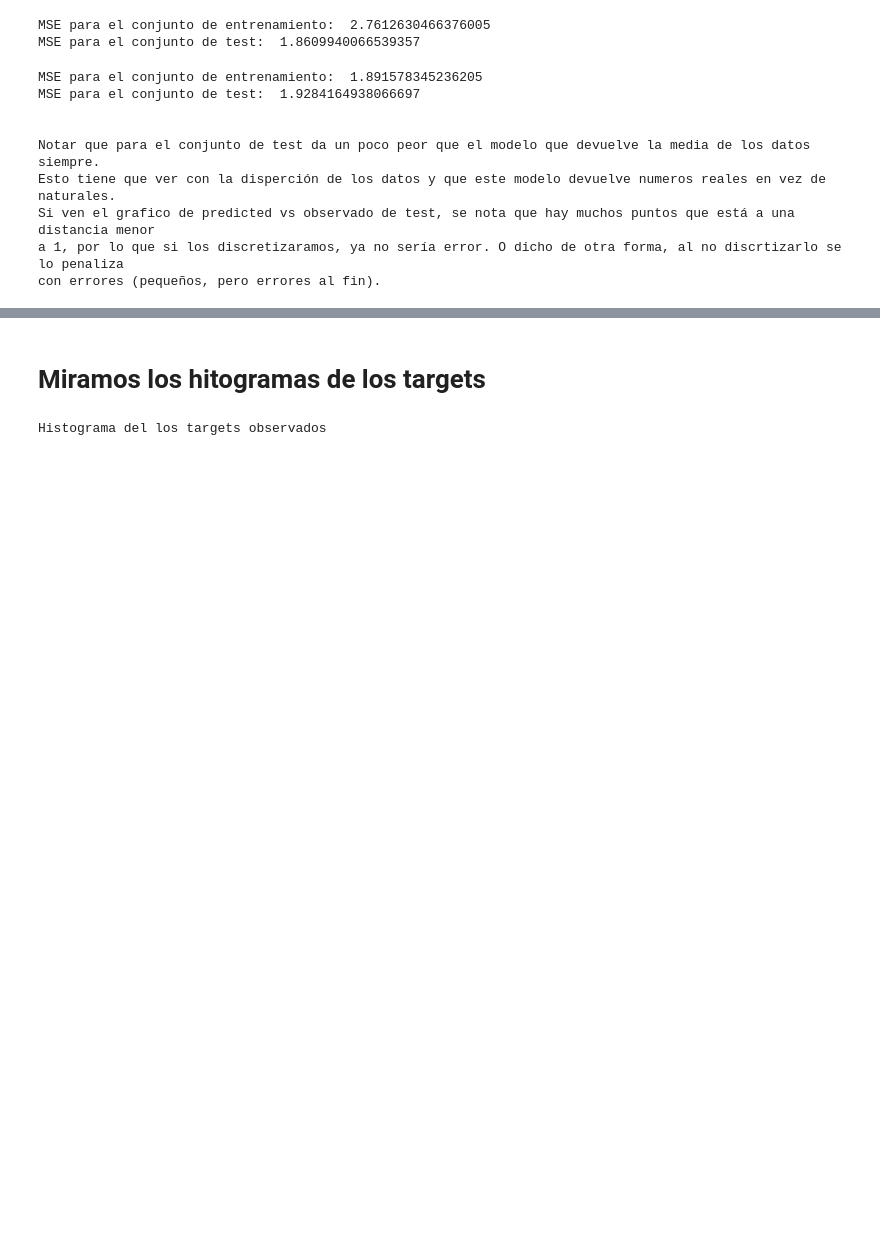
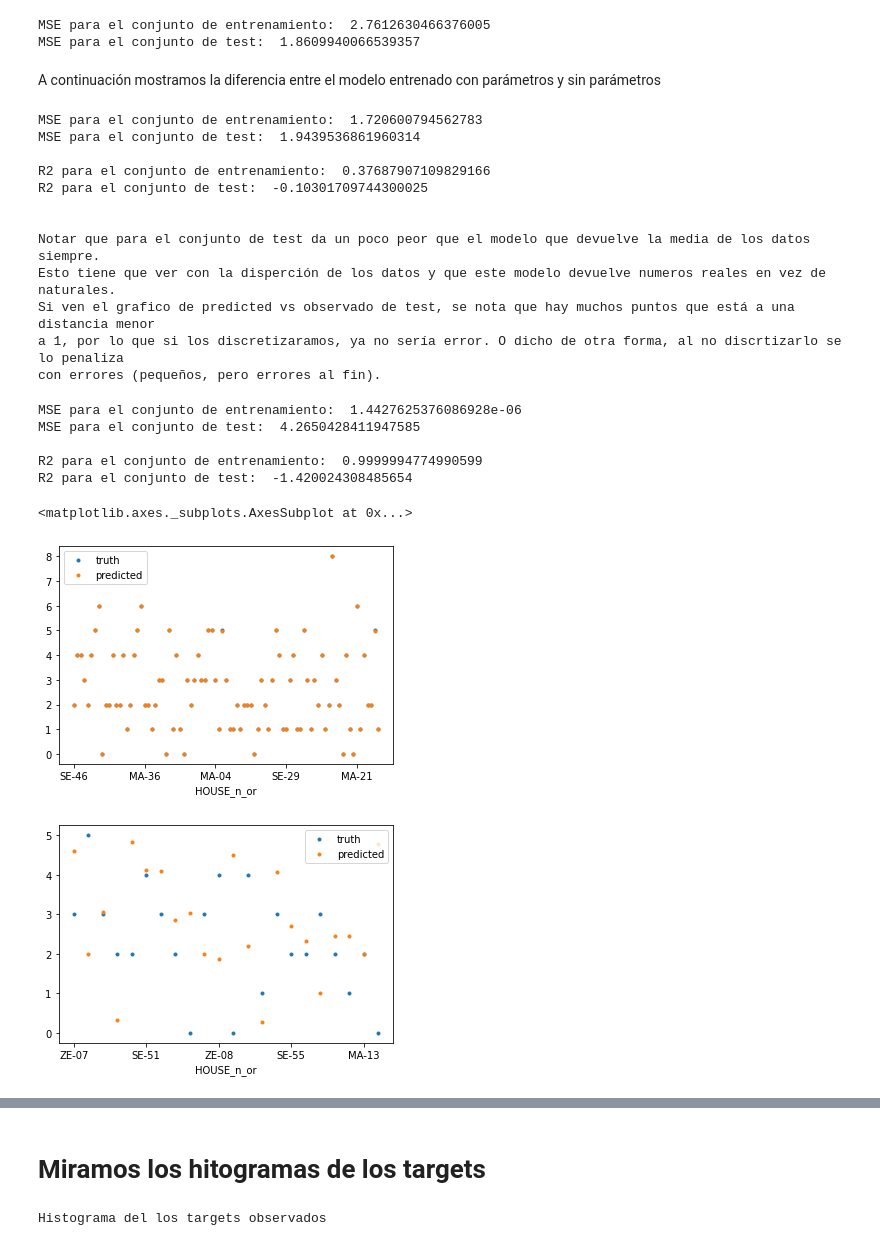
Before and after one commit to juansca/geohelmintos-modeling, a Jupyter notebook: notebooks/validating_model.ipynb, the cells around one changed output, grey strips where cells are left out. Drawn from its saved outputs; the diff is of its cells as text; code cells hidden in the pictures; blank space fills up the shorter version.

Commit message:
Agrego comparacion entre modelo con parametros y sin parametros

```diff
--- a/notebooks/validating_model.ipynb
+++ b/notebooks/validating_model.ipynb
@@ -407,14 +420,20 @@ print('MSE para el conjunto de test: ', mean_squared_error(y_test, test_constant
 # %% [output]
 MSE para el conjunto de entrenamiento:  2.7612630466376005
 MSE para el conjunto de test:  1.8609940066539357
+# %% [markdown]
+A continuación mostramos la diferencia entre el modelo entrenado con parámetros y sin parámetros
 # %%
 # Este es el modelo que entrenamos
-from sklearn.metrics import mean_squared_error
 train_y_pred = model_xgb.predict(X_train)
 test_y_pred = model_xgb.predict(X_test)
 
 print('MSE para el conjunto de entrenamiento: ', mean_squared_error(y_train, train_y_pred))
 print('MSE para el conjunto de test: ', mean_squared_error(y_test, test_y_pred))
+print()
+print('R2 para el conjunto de entrenamiento: ', r2_score(y_train, train_y_pred))
+print('R2 para el conjunto de test: ', r2_score(y_test, test_y_pred))
+
+
 print("""\n
 Notar que para el conjunto de test da un poco peor que el modelo que devuelve la media de los datos siempre.
 Esto tiene que ver con la disperción de los datos y que este modelo devuelve numeros reales en vez de naturales.
@@ -423,8 +442,11 @@ a 1, por lo que si los discretizaramos, ya no sería error. O dicho de otra form
 con errores (pequeños, pero errores al fin).
 """)
 # %% [output]
-MSE para el conjunto de entrenamiento:  1.891578345236205
-MSE para el conjunto de test:  1.9284164938066697
+MSE para el conjunto de entrenamiento:  1.720600794562783
+MSE para el conjunto de test:  1.9439536861960314
+
+R2 para el conjunto de entrenamiento:  0.37687907109829166
+R2 para el conjunto de test:  -0.10301709744300025
 
 
 Notar que para el conjunto de test da un poco peor que el modelo que devuelve la media de los datos siempre.
@@ -432,3 +454,30 @@ Esto tiene que ver con la disperción de los datos y que este modelo devuelve nu
 Si ven el grafico de predicted vs observado de test, se nota que hay muchos puntos que está a una distancia menor
 a 1, por lo que si los discretizaramos, ya no sería error. O dicho de otra forma, al no discrtizarlo se lo penaliza
 con errores (pequeños, pero errores al fin).
+# %%
+model_xgb_sin_params = XGBModel()
+model_xgb_sin_params.fit(X_train, y_train)
+
+# Este es el modelo que entrenamos
+train_y_pred = model_xgb_sin_params.predict(X_train)
+test_y_pred = model_xgb_sin_params.predict(X_test)
+
+print('MSE para el conjunto de entrenamiento: ', mean_squared_error(y_train, train_y_pred))
+print('MSE para el conjunto de test: ', mean_squared_error(y_test, test_y_pred))
+
+
+print()
+print('R2 para el conjunto de entrenamiento: ', r2_score(y_train, train_y_pred))
+print('R2 para el conjunto de test: ', r2_score(y_test, test_y_pred))
+
+pd.DataFrame({'truth': y_train, 'predicted': train_y_pred}).plot(style='.')
+pd.DataFrame({'truth': y_test, 'predicted': test_y_pred}).plot(style='.')
+# %% [output]
+MSE para el conjunto de entrenamiento:  1.4427625376086928e-06
+MSE para el conjunto de test:  4.2650428411947585
+
+R2 para el conjunto de entrenamiento:  0.9999994774990599
+R2 para el conjunto de test:  -1.420024308485654
+<matplotlib.axes._subplots.AxesSubplot at 0x...>
+[figure, added]
+[figure, added]
```
Also changed, not shown: parts of 6 cells of this notebook, 1 other file.
